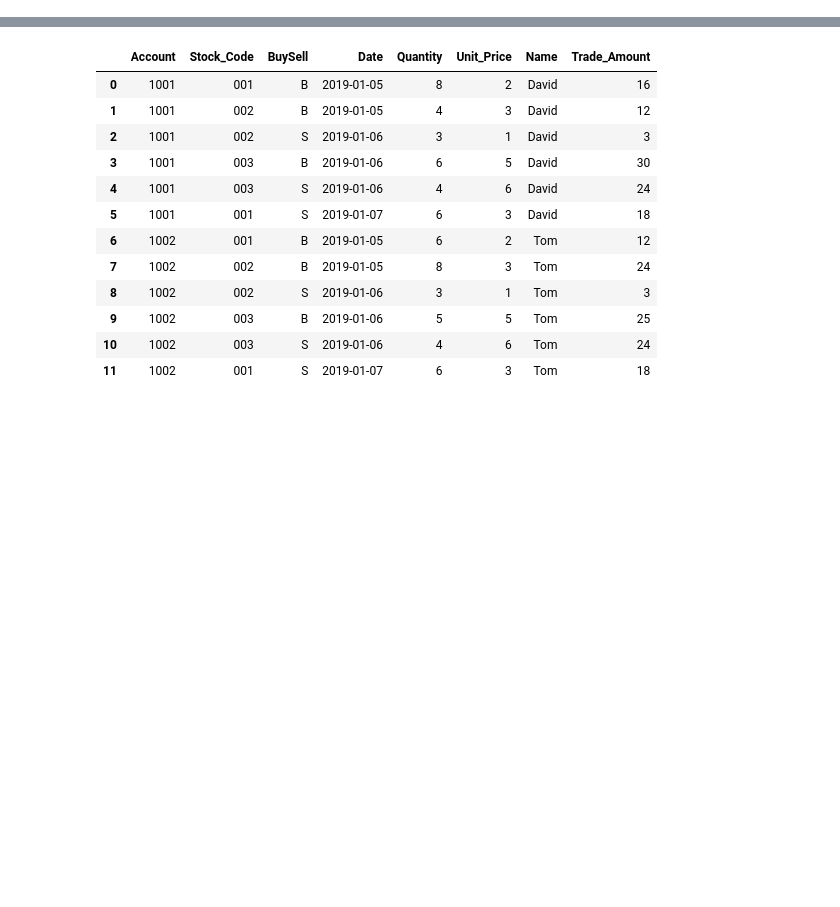
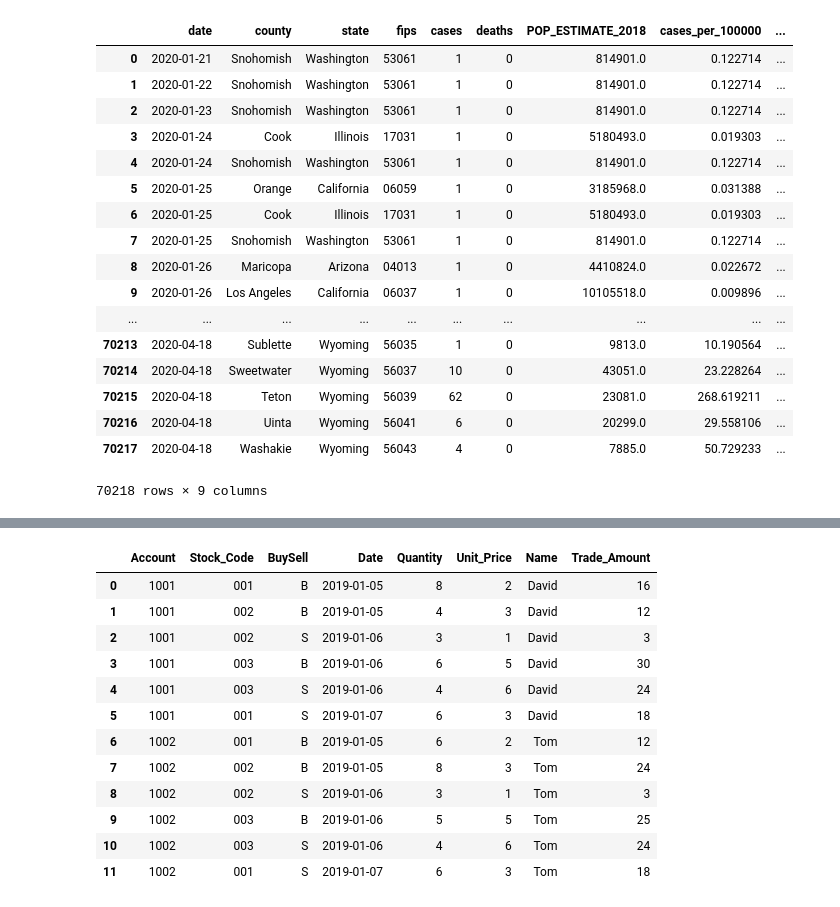
Before and after one commit to weber-nate/covid-viz, a Jupyter notebook: Untitled.ipynb, the cells around one changed output, grey strips where cells are left out. Cells and saved outputs as stored; diff of their text form; code cells hidden in the pictures; blank space fills up the shorter version.

```diff
--- a/Untitled.ipynb
+++ b/Untitled.ipynb
@@ -5,7 +6,9 @@ import logging
-# %%
-class Covid:
-    def __init__(self):
-        logging.info("Downloading")
-        self.df = pd.read_csv(
-            "https://raw.githubusercontent.com/nytimes/covid-19-data/master/us-counties.csv"
-        )
+# %%
+# NYC FIPS CODES TO CONSOLIDATE INTO NYC GEOGRAPHY
+NYC_FIPS = ["36061", "36005", "36081", "36047", "36085"]
+# %%
+def clean_fips(fips):
+    if pd.isnull(fips):
+        return "-1"
+    else:
+        return ("00000" + str(int(fips)))[-5:]
@@ -11,0 +122,44 @@ class Covid:
+# %%
+class Covid:
+    def __init__(
+        self,
+        path: str = "https://raw.githubusercontent.com/nytimes/covid-19-data/master/us-counties.csv",
+    ):
+        logging.info("Downloading")
+        self.df = pd.read_csv(path)
+
+        self.df.loc[:, "fips"] = self.df["fips"].apply(clean_fips)
+        self.df.loc[self.df["county"] == "New York City", "fips"] = "00000"
+
+    def merge_population(self):
+
+        self.df = self.df.merge(PopulationData().df, how="left", on="fips")
+        self.df.loc[:, "cases_per_100000"] = (
+            self.df.cases / self.df.POP_ESTIMATE_2018 * 100000
+        )
+        self.df.loc[:, "deaths_per_100000"] = (
+            self.df.deaths / self.df.POP_ESTIMATE_2018 * 100000
+        )
+
+        return self.df
+# %%
+Covid().merge_population()
+# %% [output]
+|  | date | county | state | fips | cases | deaths | POP_ESTIMATE_2018 | cases_per_100000 | ... |
+| 0 | 2020-01-21 | Snohomish | Washington | 53061 | 1 | 0 | 814901.0 | 0.122714 | ... |
+| 1 | 2020-01-22 | Snohomish | Washington | 53061 | 1 | 0 | 814901.0 | 0.122714 | ... |
+| 2 | 2020-01-23 | Snohomish | Washington | 53061 | 1 | 0 | 814901.0 | 0.122714 | ... |
+| 3 | 2020-01-24 | Cook | Illinois | 17031 | 1 | 0 | 5180493.0 | 0.019303 | ... |
+| 4 | 2020-01-24 | Snohomish | Washington | 53061 | 1 | 0 | 814901.0 | 0.122714 | ... |
+| 5 | 2020-01-25 | Orange | California | 06059 | 1 | 0 | 3185968.0 | 0.031388 | ... |
+| 6 | 2020-01-25 | Cook | Illinois | 17031 | 1 | 0 | 5180493.0 | 0.019303 | ... |
+| 7 | 2020-01-25 | Snohomish | Washington | 53061 | 1 | 0 | 814901.0 | 0.122714 | ... |
+| 8 | 2020-01-26 | Maricopa | Arizona | 04013 | 1 | 0 | 4410824.0 | 0.022672 | ... |
+| 9 | 2020-01-26 | Los Angeles | California | 06037 | 1 | 0 | 10105518.0 | 0.009896 | ... |
+| ... | ... | ... | ... | ... | ... | ... | ... | ... | ... |
+| 70213 | 2020-04-18 | Sublette | Wyoming | 56035 | 1 | 0 | 9813.0 | 10.190564 | ... |
+| 70214 | 2020-04-18 | Sweetwater | Wyoming | 56037 | 10 | 0 | 43051.0 | 23.228264 | ... |
+| 70215 | 2020-04-18 | Teton | Wyoming | 56039 | 62 | 0 | 23081.0 | 268.619211 | ... |
+| 70216 | 2020-04-18 | Uinta | Wyoming | 56041 | 6 | 0 | 20299.0 | 29.558106 | ... |
+| 70217 | 2020-04-18 | Washakie | Wyoming | 56043 | 4 | 0 | 7885.0 | 50.729233 | ... |
+70218 rows × 9 columns
```
Also changed, not shown: parts of 11 cells of this notebook, 6 other files.
